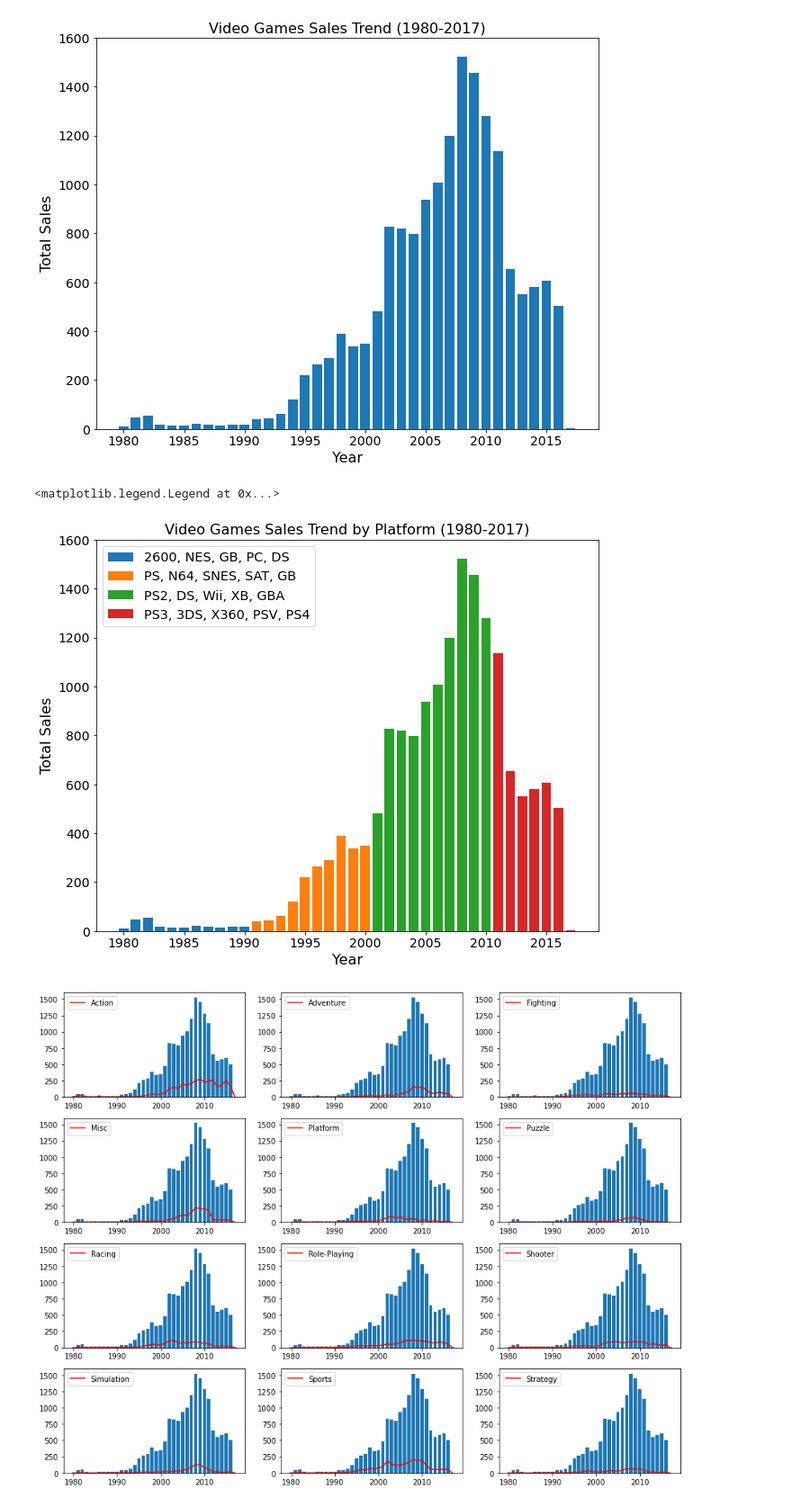
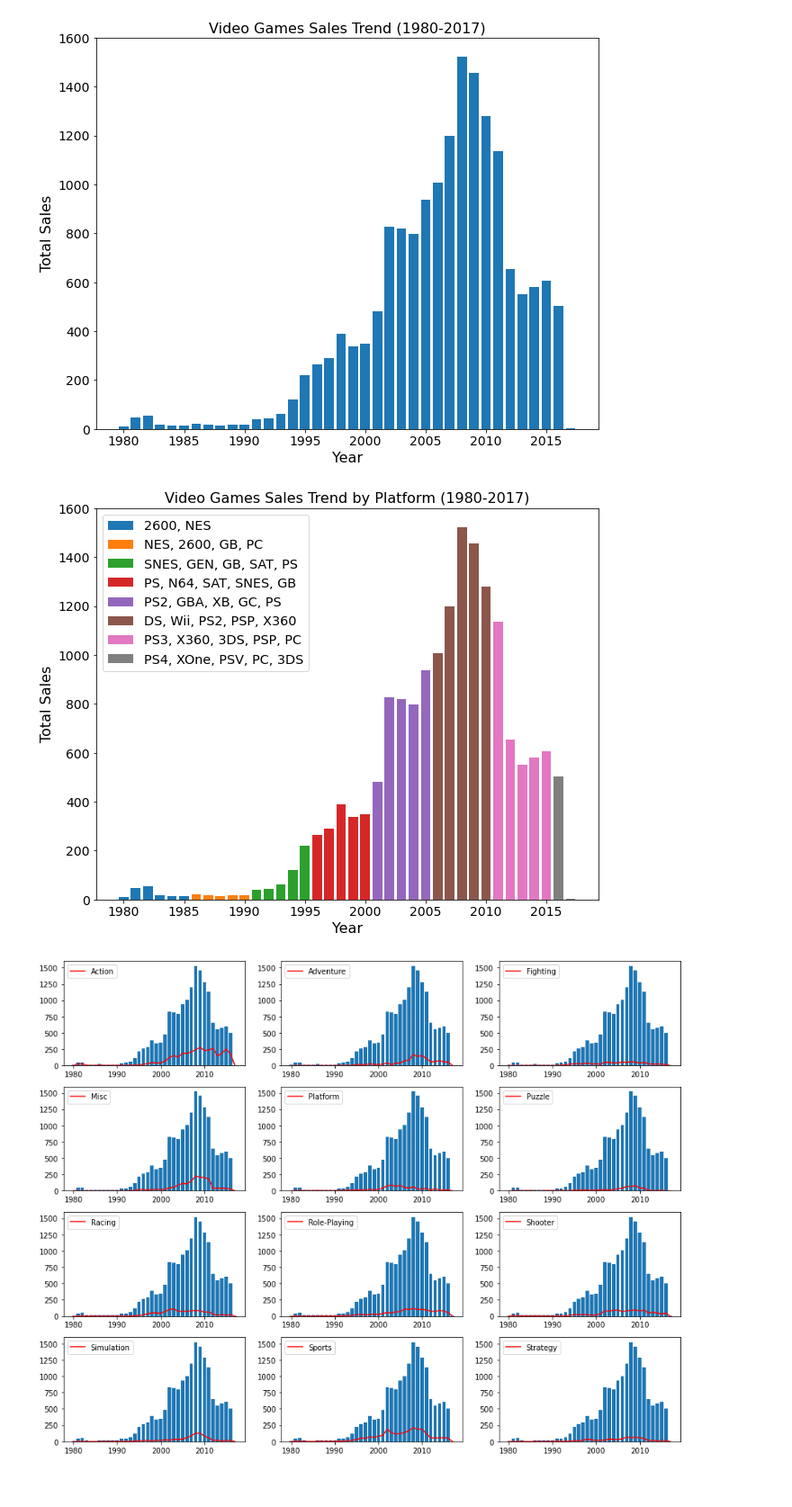
Before and after one commit to fvea/exploratory-data-analysis-video-games-sales, a Jupyter notebook: EDA on Video Games Sales.ipynb, the cells around one changed output. Shown at 90% size. Drawn from its saved outputs; the diff is of its cells as text; code cells hidden in the pictures.

```diff
--- a/EDA on Video Games Sales.ipynb
+++ b/EDA on Video Games Sales.ipynb
@@ -81,27 +81,26 @@ ax.tick_params(axis='y', labelsize=14)
 # %%
 def get_modal_platform(year_range):
     year_range_record = vg_sales[vg_sales.Year_of_Release.isin(year_range)]
     return year_range_record['Platform'].value_counts().index[:5]
 
 fig, ax = plt.subplots(figsize=(10,8))
-start, end = 1980, 1990
-for i in range(4):
+start, end = 1980, 1985
+for i in range(10):
     modal_platform = ', '.join(get_modal_platform(range(start, end)))
     ax.bar(year_sales_counts.loc[start:end].index,
            year_sales_counts.loc[start:end].values,
            label=modal_platform)
     start = end + 1
-    end = end + 10
+    end = end + 5
 
 ax.set_title('Video Games Sales Trend by Platform (1980-2017)', fontsize=16)
 ax.set_xlabel('Year', fontsize=16)
 ax.set_ylabel('Total Sales', fontsize=16)
 ax.tick_params(axis='x', labelsize=14)
 ax.tick_params(axis='y', labelsize=14)
-ax.legend(fontsize='x-large')
+_ = ax.legend(fontsize='x-large')
 # %% [output]
-<matplotlib.legend.Legend at 0x...>
-[figure, old version]
+[figure, new version]
 # %%
 res = pd.crosstab(vg_sales['Year_of_Release'], vg_sales['Genre'])
 fig, axes = plt.subplots(4, 3, figsize=(15, 12))
```
Also changed, not shown: parts of 3 cells of this notebook.
